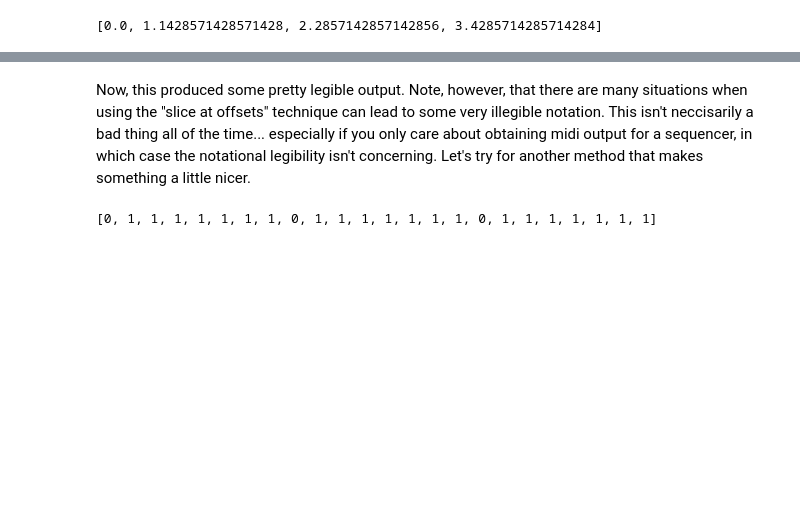
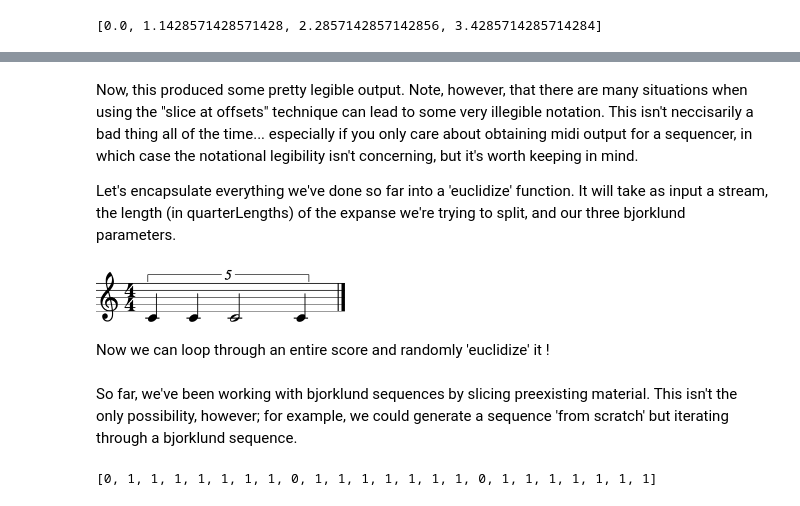
Before and after one commit to danefilipczak/gen-comp, a Jupyter notebook: euclid.ipynb, the cells around one changed output, grey strips where cells are left out. Saved outputs shown, nothing was run; the diff lists cells and outputs as text; code cells hidden in the pictures; blank space fills up the shorter version.

```diff
--- a/euclid.ipynb
+++ b/euclid.ipynb
@@ -88,5 +91,28 @@ stream.sliceAtOffsets(euclidQuarterLengths, addTies=False).show()
 # %% [markdown]
-Now, this produced some pretty legible output. Note, however, that there are many situations when using the "slice at offsets" technique can lead to some very illegible notation. This isn't neccisarily a bad thing all of the time... especially if you only care about obtaining midi output for a sequencer, in which case the notational legibility isn't concerning. Let's try for another method that makes something a little nicer.
+Now, this produced some pretty legible output. Note, however, that there are many situations when using the "slice at offsets" technique can lead to some very illegible notation. This isn't neccisarily a bad thing all of the time... especially if you only care about obtaining midi output for a sequencer, in which case the notational legibility isn't concerning, but it's worth keeping in mind.
+
+Let's encapsulate everything we've done so far into a 'euclidize' function. It will take as input a stream, the length (in quarterLengths) of the expanse we're trying to split, and our three bjorklund parameters.
+# %%
+def euclidize(stream, length, pulses, steps, rotation=0):
+    euclidBinary = bjorklund(pulses, steps, rotation)
+    #convert the binary into a list of quarter lengths
+    euclidQuarterLengths = []
+    for i in range(0, len(euclidBinary)):
+        if euclidBinary[i] == 1:
+            euclidQuarterLengths.append((length/steps)*i)
+    return stream.sliceAtOffsets(euclidQuarterLengths, addTies=False)
+
+stream = music21.stream.Stream()
+note= music21.note.Note()
+note.quarterLength=4
+stream.append(note)
+euclidStream = euclidize(stream, 4, 4, 5, 2).show()
+# %% [output]
+[figure, added]
+# %% [markdown]
+Now we can loop through an entire score and randomly 'euclidize' it !
+# %% [markdown]
+So far, we've been working with bjorklund sequences by slicing preexisting material. This isn't the only possibility, however; for example, we could generate a sequence 'from scratch' but iterating through a bjorklund sequence.
 # %%
 stream2 = music21.stream.Stream()
 # %%
```
Also changed, not shown: parts of 7 cells of this notebook, 1 other file.
